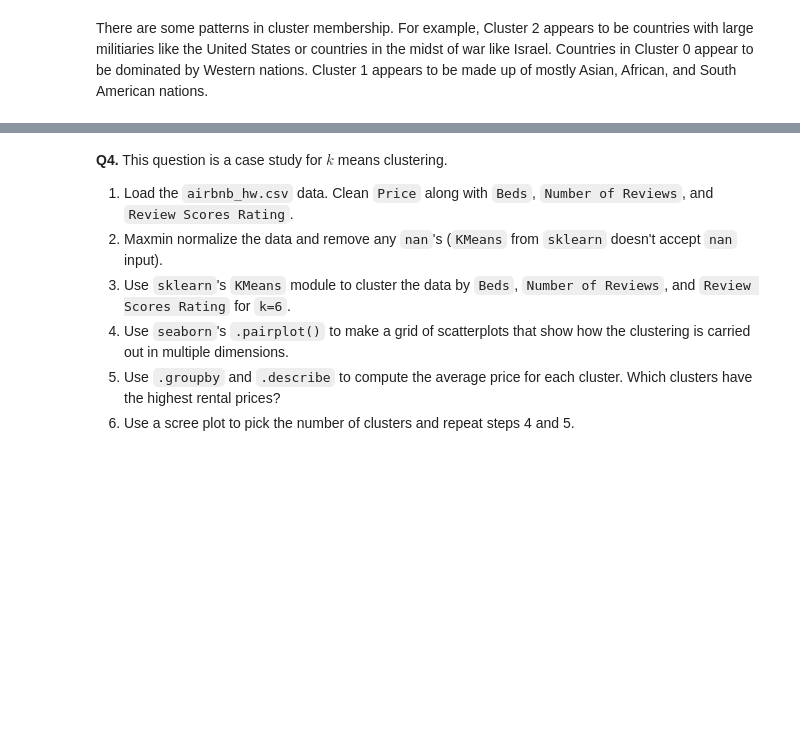
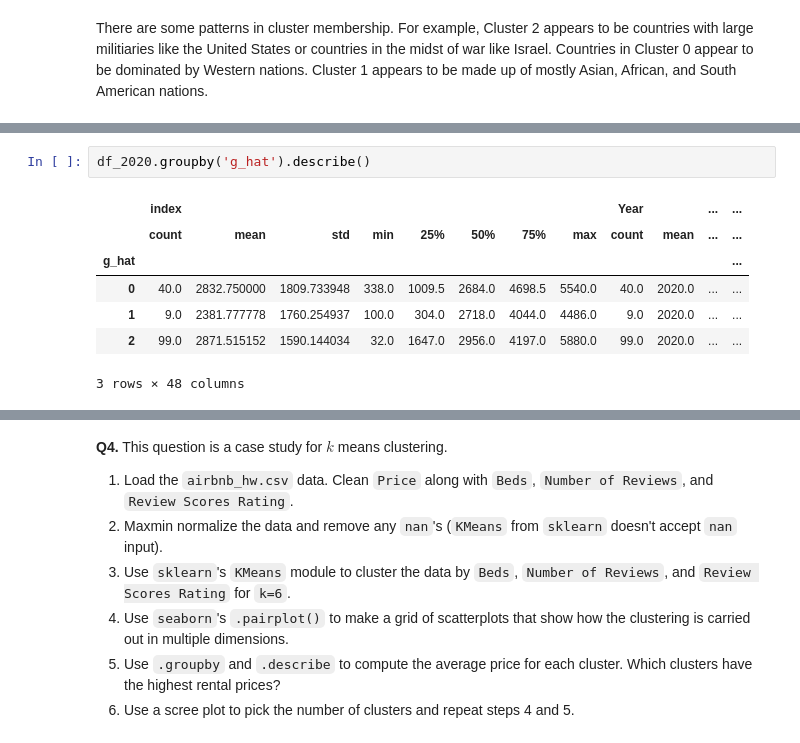
Before and after one commit to Nithil-Suresh/clustering, a Jupyter notebook: assignment/assignment_clustering.ipynb, the cells around one changed output, grey strips where cells are left out. Saved outputs shown, nothing was run; the diff lists cells and outputs as text; blank space fills up the shorter version.

```diff
--- a/assignment/assignment_clustering.ipynb
+++ b/assignment/assignment_clustering.ipynb
@@ -345,0 +386,10 @@ There are some patterns in cluster membership. For example, Cluster 2 appears to
+# %%
+df_2020.groupby('g_hat').describe()
+# %% [output]
+|  | index |  |  |  |  |  |  |  | Year |  | ... | ... |
+|  | count | mean | std | min | 25% | 50% | 75% | max | count | mean | ... | ... |
+| g_hat |  |  |  |  |  |  |  |  |  |  |  | ... |
+| 0 | 40.0 | 2832.750000 | 1809.733948 | 338.0 | 1009.5 | 2684.0 | 4698.5 | 5540.0 | 40.0 | 2020.0 | ... | ... |
+| 1 | 9.0 | 2381.777778 | 1760.254937 | 100.0 | 304.0 | 2718.0 | 4044.0 | 4486.0 | 9.0 | 2020.0 | ... | ... |
+| 2 | 99.0 | 2871.515152 | 1590.144034 | 32.0 | 1647.0 | 2956.0 | 4197.0 | 5880.0 | 99.0 | 2020.0 | ... | ... |
+3 rows × 48 columns
```
Also changed, not shown: parts of 8 cells of this notebook.
